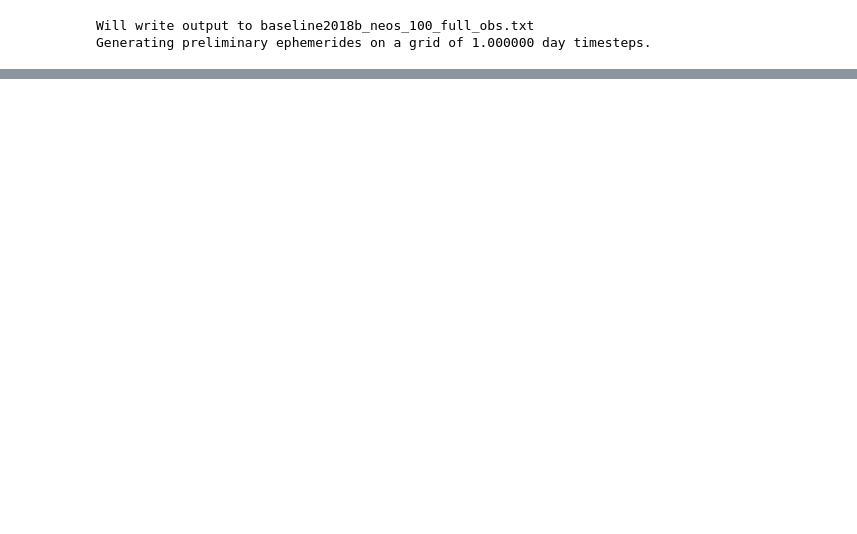
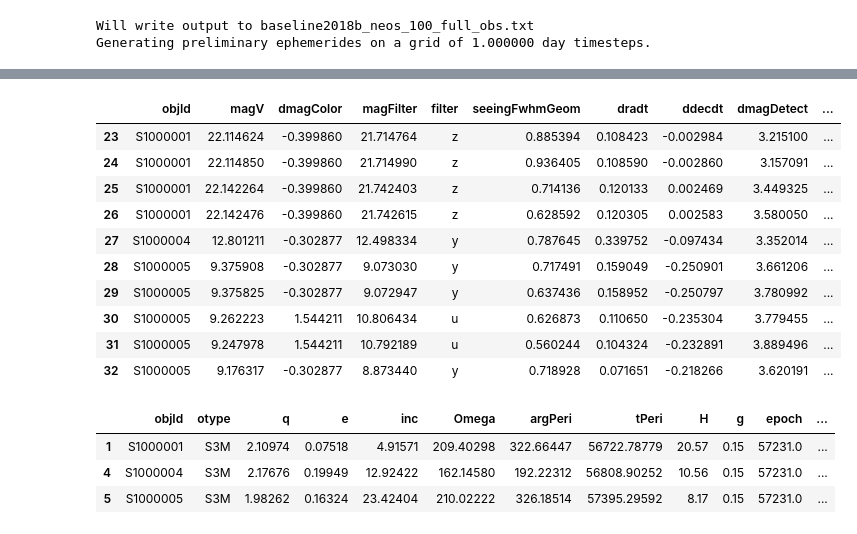
Before and after one commit to lsst-sims/legacy_sims_movingObjects, a Jupyter notebook: examples/Demo sims_movingObjects.ipynb, the cells around one changed output, grey strips where cells are left out. Saved outputs shown, nothing was run; the diff lists cells and outputs as text; code cells hidden in the pictures; blank space fills up the shorter version.

```diff
--- a/examples/Demo sims_movingObjects.ipynb
+++ b/examples/Demo sims_movingObjects.ipynb
@@ -274,0 +309,4 @@ S1000001 59854.0837384 335.660591313 -4.6694823626 -0.127479372673 -0.0991229324
+# %%
+# Or nicely read into a pandas dataframe..
+d = pd.read_csv(obsFile, delim_whitespace=True, comment='#')
+d[0:5]
@@ -274,0 +321,27 @@ S1000001 59854.0837384 335.660591313 -4.6694823626 -0.127479372673 -0.0991229324
+# %%
+# Note that the apparent magnitude in any given visit will be generated by MAF, or can be calculated as:
+d['appMag'] = d['magV'] + d['dmagColor'] + d['dmagDetect']
+cols = ['objId', 'magV', 'dmagColor',  'magFilter', 'filter',
+        'seeingFwhmGeom', 'dradt', 'ddecdt', 'dmagDetect',
+        'appMag', 'fiveSigmaDepth']
+tmp = d[cols][23:33]
+tmp
+# %% [output]
+|  | objId | magV | dmagColor | magFilter | filter | seeingFwhmGeom | dradt | ddecdt | dmagDetect | ... |
+| 23 | S1000001 | 22.114624 | -0.399860 | 21.714764 | z | 0.885394 | 0.108423 | -0.002984 | 3.215100 | ... |
+| 24 | S1000001 | 22.114850 | -0.399860 | 21.714990 | z | 0.936405 | 0.108590 | -0.002860 | 3.157091 | ... |
+| 25 | S1000001 | 22.142264 | -0.399860 | 21.742403 | z | 0.714136 | 0.120133 | 0.002469 | 3.449325 | ... |
+| 26 | S1000001 | 22.142476 | -0.399860 | 21.742615 | z | 0.628592 | 0.120305 | 0.002583 | 3.580050 | ... |
+| 27 | S1000004 | 12.801211 | -0.302877 | 12.498334 | y | 0.787645 | 0.339752 | -0.097434 | 3.352014 | ... |
+| 28 | S1000005 | 9.375908 | -0.302877 | 9.073030 | y | 0.717491 | 0.159049 | -0.250901 | 3.661206 | ... |
+| 29 | S1000005 | 9.375825 | -0.302877 | 9.072947 | y | 0.637436 | 0.158952 | -0.250797 | 3.780992 | ... |
+| 30 | S1000005 | 9.262223 | 1.544211 | 10.806434 | u | 0.626873 | 0.110650 | -0.235304 | 3.779455 | ... |
+| 31 | S1000005 | 9.247978 | 1.544211 | 10.792189 | u | 0.560244 | 0.104324 | -0.232891 | 3.889496 | ... |
+| 32 | S1000005 | 9.176317 | -0.302877 | 8.873440 | y | 0.718928 | 0.071651 | -0.218266 | 3.620191 | ... |
+# %%
+orbits.orbits.query('objId in @tmp.objId')
+# %% [output]
+|  | objId | otype | q | e | inc | Omega | argPeri | tPeri | H | g | epoch | ... |
+| 1 | S1000001 | S3M | 2.10974 | 0.07518 | 4.91571 | 209.40298 | 322.66447 | 56722.78779 | 20.57 | 0.15 | 57231.0 | ... |
+| 4 | S1000004 | S3M | 2.17676 | 0.19949 | 12.92422 | 162.14580 | 192.22312 | 56808.90252 | 10.56 | 0.15 | 57231.0 | ... |
+| 5 | S1000005 | S3M | 1.98262 | 0.16324 | 23.42404 | 210.02222 | 326.18514 | 57395.29592 | 8.17 | 0.15 | 57231.0 | ... |
```
Also changed, not shown: parts of 6 cells of this notebook, 1 other file.
